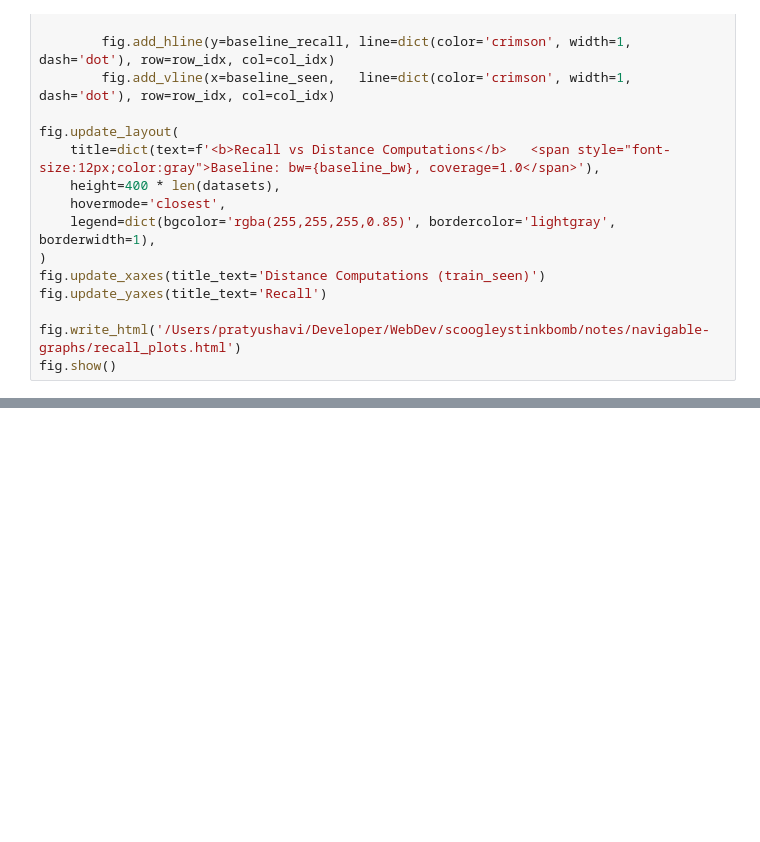
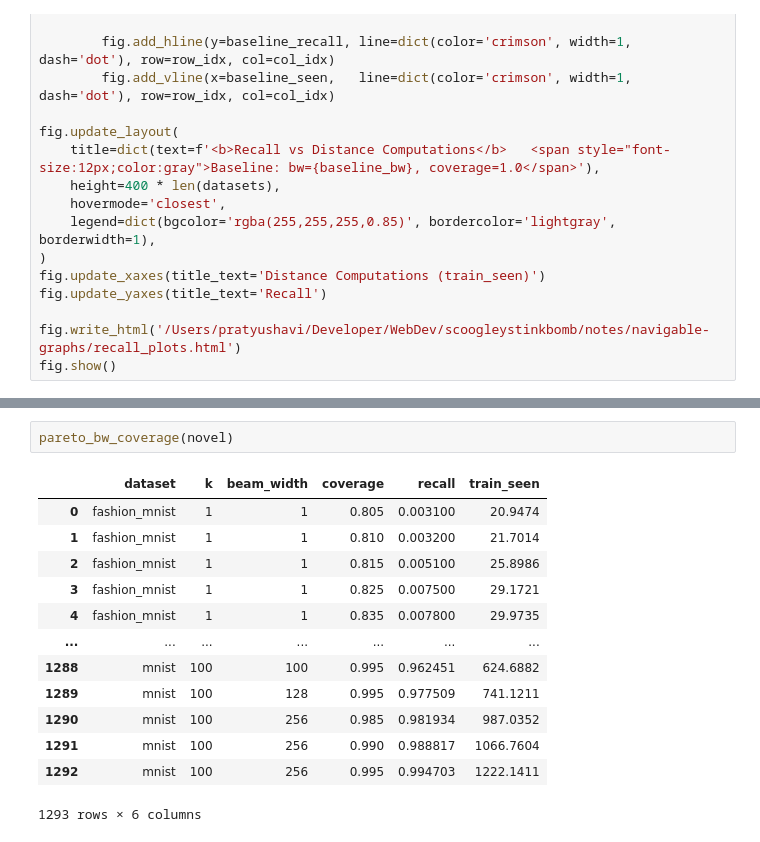
Before and after one commit to PratyushAvi/navigable-graphs, a Jupyter notebook: code/plots.ipynb, the cells around one changed output, grey strips where cells are left out. Saved outputs shown, nothing was run; the diff lists cells and outputs as text; blank space fills up the shorter version.

```diff
--- a/code/plots.ipynb
+++ b/code/plots.ipynb
@@ -309,2 +321,18 @@ def plot_top_k_settings(df_novel, df_baseline, top_k=5, score_col='recall', save
         plt.show()
+# %%
+pareto_bw_coverage(novel)
+# %% [output]
+|  | dataset | k | beam_width | coverage | recall | train_seen |
+| 0 | fashion_mnist | 1 | 1 | 0.805 | 0.003100 | 20.9474 |
+| 1 | fashion_mnist | 1 | 1 | 0.810 | 0.003200 | 21.7014 |
+| 2 | fashion_mnist | 1 | 1 | 0.815 | 0.005100 | 25.8986 |
+| 3 | fashion_mnist | 1 | 1 | 0.825 | 0.007500 | 29.1721 |
+| 4 | fashion_mnist | 1 | 1 | 0.835 | 0.007800 | 29.9735 |
+| ... | ... | ... | ... | ... | ... | ... |
+| 1288 | mnist | 100 | 100 | 0.995 | 0.962451 | 624.6882 |
+| 1289 | mnist | 100 | 128 | 0.995 | 0.977509 | 741.1211 |
+| 1290 | mnist | 100 | 256 | 0.985 | 0.981934 | 987.0352 |
+| 1291 | mnist | 100 | 256 | 0.990 | 0.988817 | 1066.7604 |
+| 1292 | mnist | 100 | 256 | 0.995 | 0.994703 | 1222.1411 |
+1293 rows × 6 columns
 # %%
```
Also changed, not shown: parts of 3 cells of this notebook.
